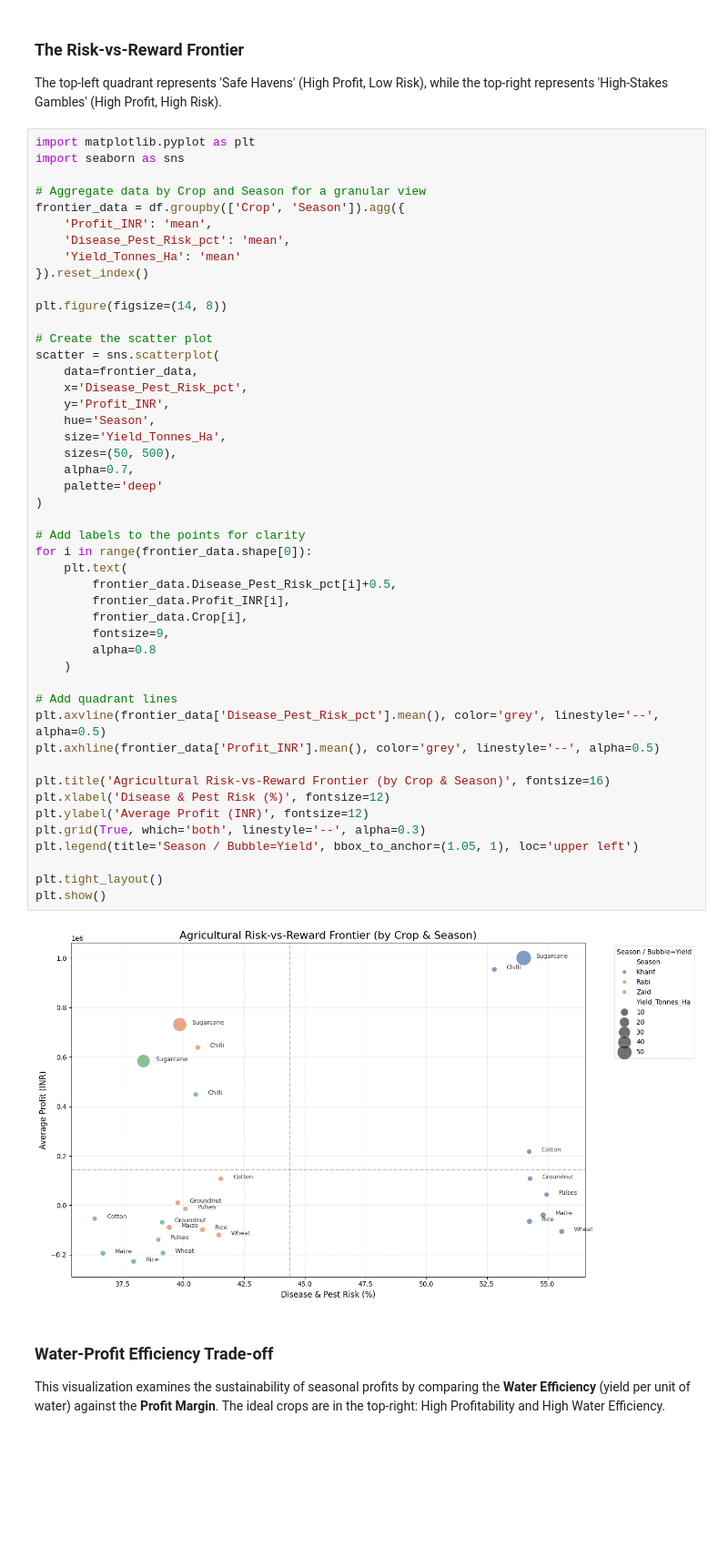
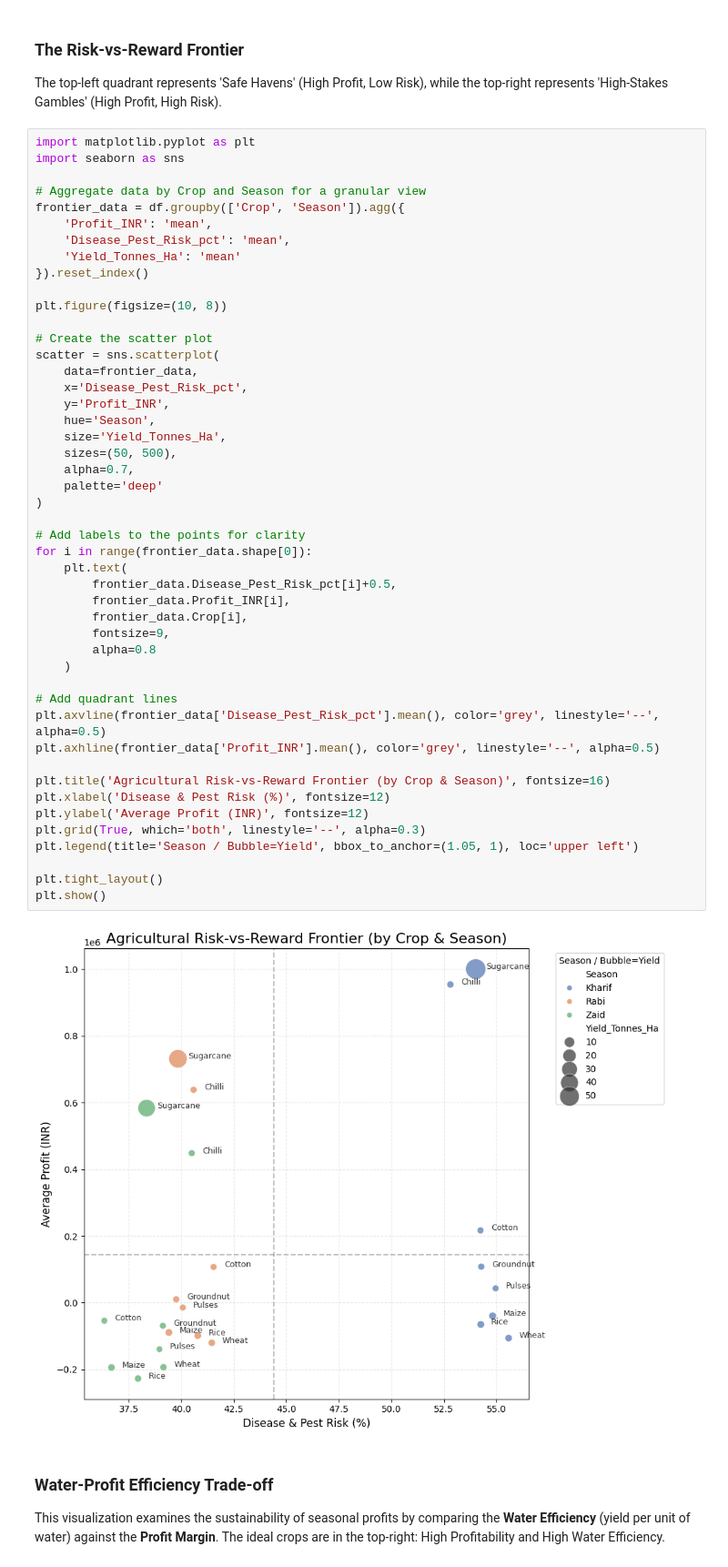
Before and after one commit to akanksha726/agri-seasonal-analytics, a Jupyter notebook: agri_seasonal_analytics.ipynb, the cells around one changed output. Shown at 91% size. Cells and saved outputs as stored; diff of their text form; blank space fills up the shorter version.

```diff
--- a/agri_seasonal_analytics.ipynb
+++ b/agri_seasonal_analytics.ipynb
@@ -439,7 +426,7 @@ frontier_data = df.groupby(['Crop', 'Season']).agg({
     'Yield_Tonnes_Ha': 'mean'
 }).reset_index()
 
-plt.figure(figsize=(14, 8))
+plt.figure(figsize=(10, 8))
 
 # Create the scatter plot
 scatter = sns.scatterplot(
@@ -449,34 +436,34 @@ scatter = sns.scatterplot(
     hue='Season',
     size='Yield_Tonnes_Ha',
     sizes=(50, 500),
     alpha=0.7,
     palette='deep'
 )
 
 # Add labels to the points for clarity
 for i in range(frontier_data.shape[0]):
     plt.text(
         frontier_data.Disease_Pest_Risk_pct[i]+0.5,
         frontier_data.Profit_INR[i],
         frontier_data.Crop[i],
         fontsize=9,
         alpha=0.8
     )
 
 # Add quadrant lines
 plt.axvline(frontier_data['Disease_Pest_Risk_pct'].mean(), color='grey', linestyle='--', alpha=0.5)
 plt.axhline(frontier_data['Profit_INR'].mean(), color='grey', linestyle='--', alpha=0.5)
 
 plt.title('Agricultural Risk-vs-Reward Frontier (by Crop & Season)', fontsize=16)
 plt.xlabel('Disease & Pest Risk (%)', fontsize=12)
 plt.ylabel('Average Profit (INR)', fontsize=12)
 plt.grid(True, which='both', linestyle='--', alpha=0.3)
 plt.legend(title='Season / Bubble=Yield', bbox_to_anchor=(1.05, 1), loc='upper left')
 
 plt.tight_layout()
 plt.show()
 # %% [output]
-[figure, old version]
+[figure, new version]
 # %% [markdown]
 ### Water-Profit Efficiency Trade-off
 This visualization examines the sustainability of seasonal profits by comparing the **Water Efficiency** (yield per unit of water) against the **Profit Margin**. The ideal crops are in the top-right: High Profitability and High Water Efficiency.
```
Also changed, not shown: parts of 19 cells of this notebook.
